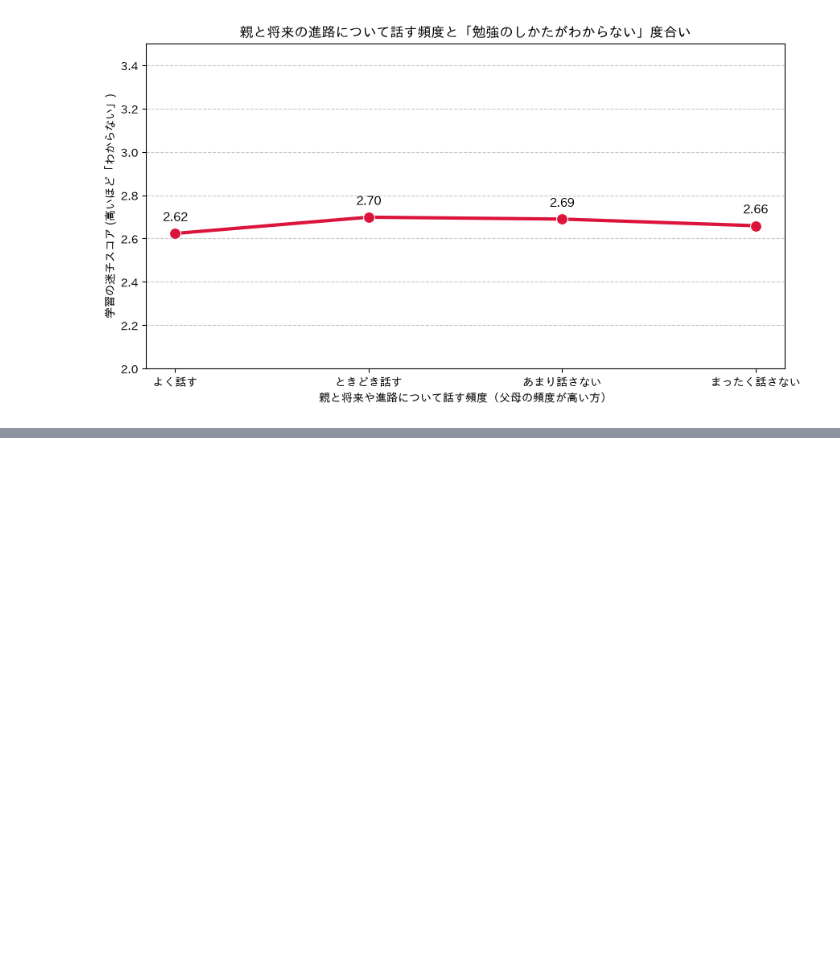
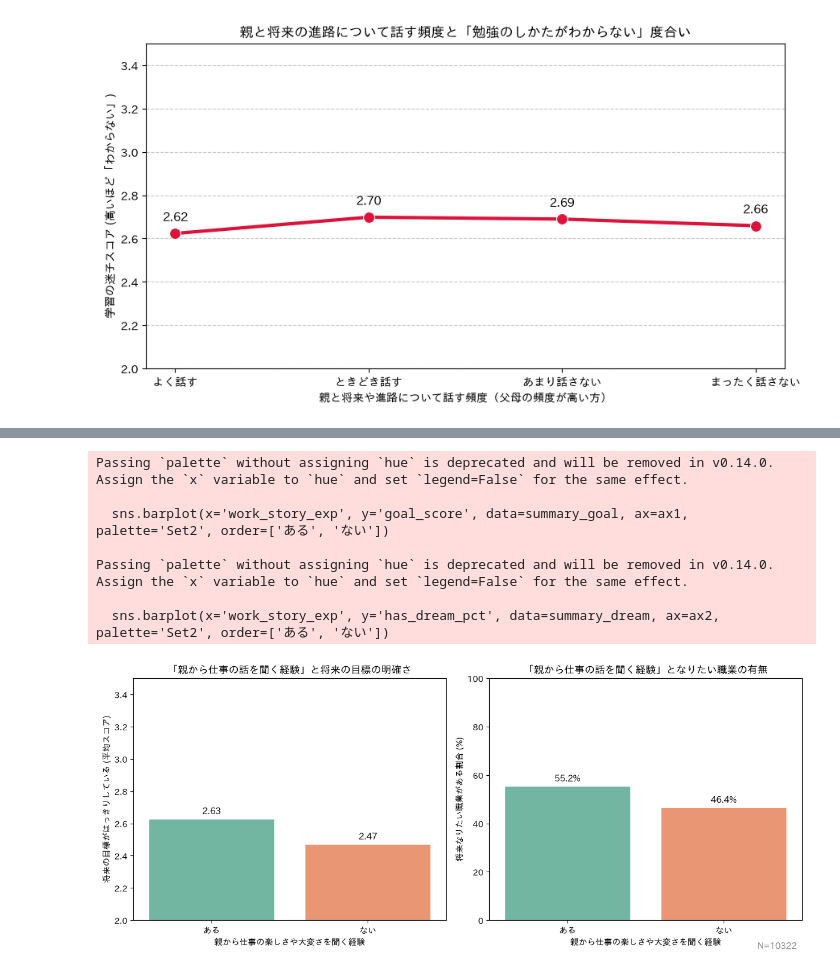
Before and after one commit to KyosukeNagai/DataScienceCompetition, a Jupyter notebook: Calculate.ipynb, the cells around one changed output, grey strips where cells are left out. Saved outputs shown, nothing was run; the diff lists cells and outputs as text; code cells hidden in the pictures; blank space fills up the shorter version.

```diff
--- a/Calculate.ipynb
+++ b/Calculate.ipynb
@@ -999,0 +1196,79 @@ plt.show()
+# %%
+import pandas as pd
+import numpy as np
+import matplotlib.pyplot as plt
+import seaborn as sns
+import japanize_matplotlib
+
+# =========================================================
+# 仮説検証：「身近な働く大人からの情報」と「進路の具体性」の関係
+# =========================================================
+
+# 1. 変数の設定（Wave 7を使用）
+col_work_story = 'w7c_経験：親から仕事の楽しさや大変さを聞く'
+col_goal_clear = 'w7c_性格・特性：将来の目標がはっきりしている'
+col_has_dream = 'w7c_将来なりたい職業はあるか'
+
+cols_hypothesis = [col_work_story, col_goal_clear, col_has_dream]
+
+# データの抽出と欠損値処理
+df_analysis = df[cols_hypothesis].copy()
+df_analysis = df_analysis.replace([7777, 8888, 9999], np.nan)
+df_analysis = df_analysis.dropna()
+n_sample = len(df_analysis)
+
+# 2. データの加工
+# 経験の有無をわかりやすいラベルに変換（1.0: 選択＝聞いたことがある, 0.0: 非選択＝聞いたことがない）
+df_analysis['work_story_exp'] = df_analysis[col_work_story].map({1.0: 'ある', 0.0: 'ない'})
+
+# 目標の明確さスコアを反転（数値が大きいほど「あてはまる（目標が明確）」にする）
+# 元データ: 1(とてもあてはまる) 〜 4(まったくあてはまらない)
+df_analysis['goal_score'] = 5 - df_analysis[col_goal_clear]
+
+# なりたい職業が「ある(1.0)」人の割合を計算するためのダミー変数
+df_analysis['has_dream_flag'] = df_analysis[col_has_dream].apply(lambda x: 1 if x == 1.0 else 0)
+
+# 3. グループごとの集計
+summary_goal = df_analysis.groupby('work_story_exp')['goal_score'].mean().reset_index()
+summary_dream = df_analysis.groupby('work_story_exp')['has_dream_flag'].mean().reset_index()
+summary_dream['has_dream_pct'] = summary_dream['has_dream_flag'] * 100
+
+# 4. グラフ化（2つのグラフを並べて表示）
+fig, (ax1, ax2) = plt.subplots(1, 2, figsize=(12, 5))
+
+# グラフ1：仕事の話を聞く経験と「将来の目標」の明確さ
+sns.barplot(x='work_story_exp', y='goal_score', data=summary_goal, ax=ax1, palette='Set2', order=['ある', 'ない'])
+ax1.set_title('「親から仕事の話を聞く経験」と将来の目標の明確さ', fontsize=12)
+ax1.set_xlabel('親から仕事の楽しさや大変さを聞く経験')
+ax1.set_ylabel('将来の目標がはっきりしている (平均スコア)')
+ax1.set_ylim(2.0, 3.5)
+
+for p in ax1.patches:
+    ax1.annotate(f"{p.get_height():.2f}", (p.get_x() + p.get_width() / 2., p.get_height()),
+                 ha='center', va='bottom', fontsize=11, xytext=(0, 5), textcoords='offset points')
+
+# グラフ2：仕事の話を聞く経験と「なりたい職業」の有無
+sns.barplot(x='work_story_exp', y='has_dream_pct', data=summary_dream, ax=ax2, palette='Set2', order=['ある', 'ない'])
+ax2.set_title('「親から仕事の話を聞く経験」となりたい職業の有無', fontsize=12)
+ax2.set_xlabel('親から仕事の楽しさや大変さを聞く経験')
+ax2.set_ylabel('将来なりたい職業がある割合 (%)')
+ax2.set_ylim(0, 100)
+
+for p in ax2.patches:
+    ax2.annotate(f"{p.get_height():.1f}%", (p.get_x() + p.get_width() / 2., p.get_height()),
+                 ha='center', va='bottom', fontsize=11, xytext=(0, 5), textcoords='offset points')
+
+# N数表示
+plt.figtext(0.98, 0.02, f"N={n_sample}", ha='right', fontsize=11, color='gray')
+
+plt.tight_layout()
+plt.show()
+# %% [output]
+Passing `palette` without assigning `hue` is deprecated and will be removed in v0.14.0. Assign the `x` variable to `hue` and set `legend=False` for the same effect.
+
+  sns.barplot(x='work_story_exp', y='goal_score', data=summary_goal, ax=ax1, palette='Set2', order=['ある', 'ない'])
+
+Passing `palette` without assigning `hue` is deprecated and will be removed in v0.14.0. Assign the `x` variable to `hue` and set `legend=False` for the same effect.
+
+  sns.barplot(x='work_story_exp', y='has_dream_pct', data=summary_dream, ax=ax2, palette='Set2', order=['ある', 'ない'])
+[figure, added]
```
Also changed, not shown: parts of 4 cells of this notebook.
